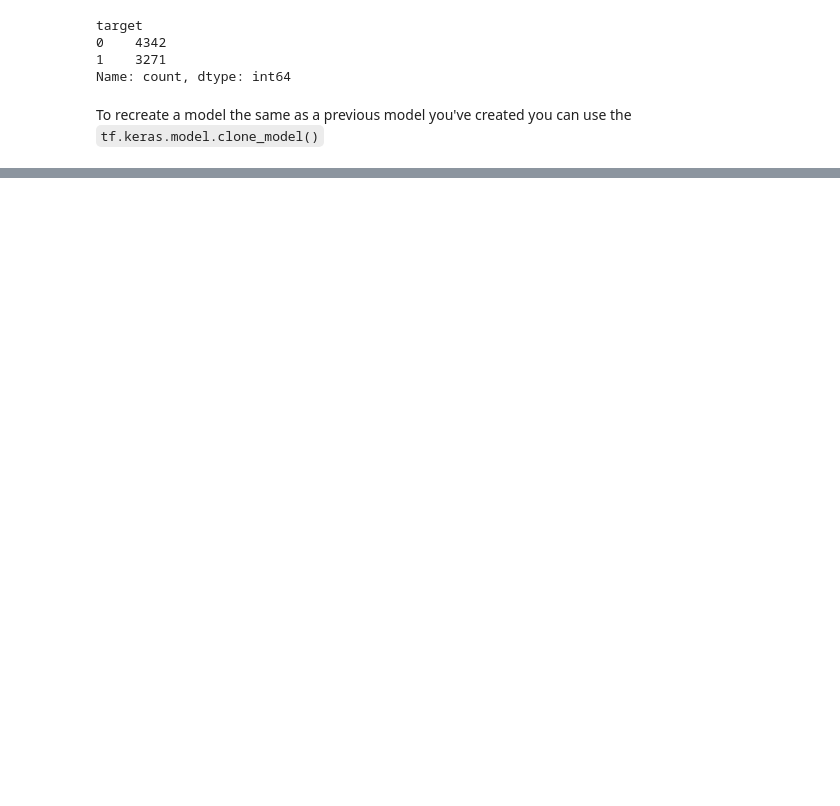
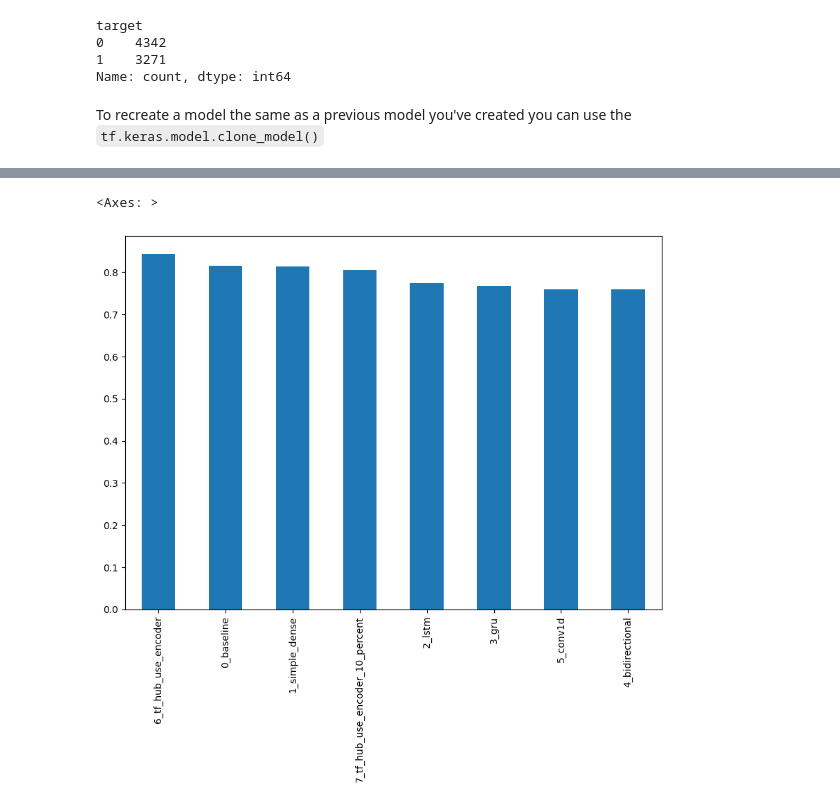
Before and after one commit to czhurdlespeed/TFDevCert, a Jupyter notebook: TFCert_Practice/08_introduction_to_nlp_in_tensorflow.ipynb, the cells around one changed output, grey strips where cells are left out. Saved outputs shown, nothing was run; the diff lists cells and outputs as text; code cells hidden in the pictures; blank space fills up the shorter version.

```diff
--- a/TFCert_Practice/08_introduction_to_nlp_in_tensorflow.ipynb
+++ b/TFCert_Practice/08_introduction_to_nlp_in_tensorflow.ipynb
@@ -1269,0 +1323,6 @@ model_7_results
+# %%
+# Plot models based on F1 scores
+all_model_results["f1"].plot(kind="bar", figsize=(10,7))
+# %% [output]
+<Axes: >
+[figure, added]
```
Also changed, not shown: parts of 97 cells of this notebook.
